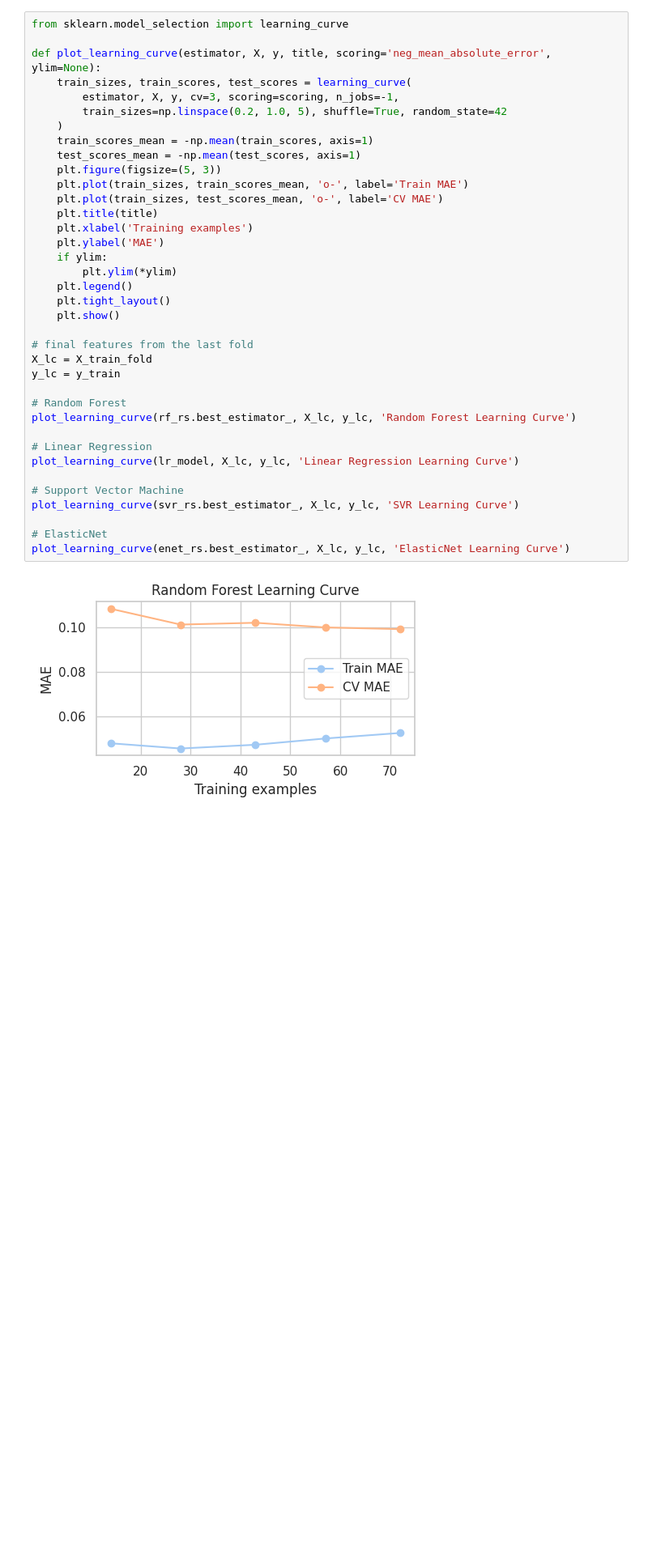
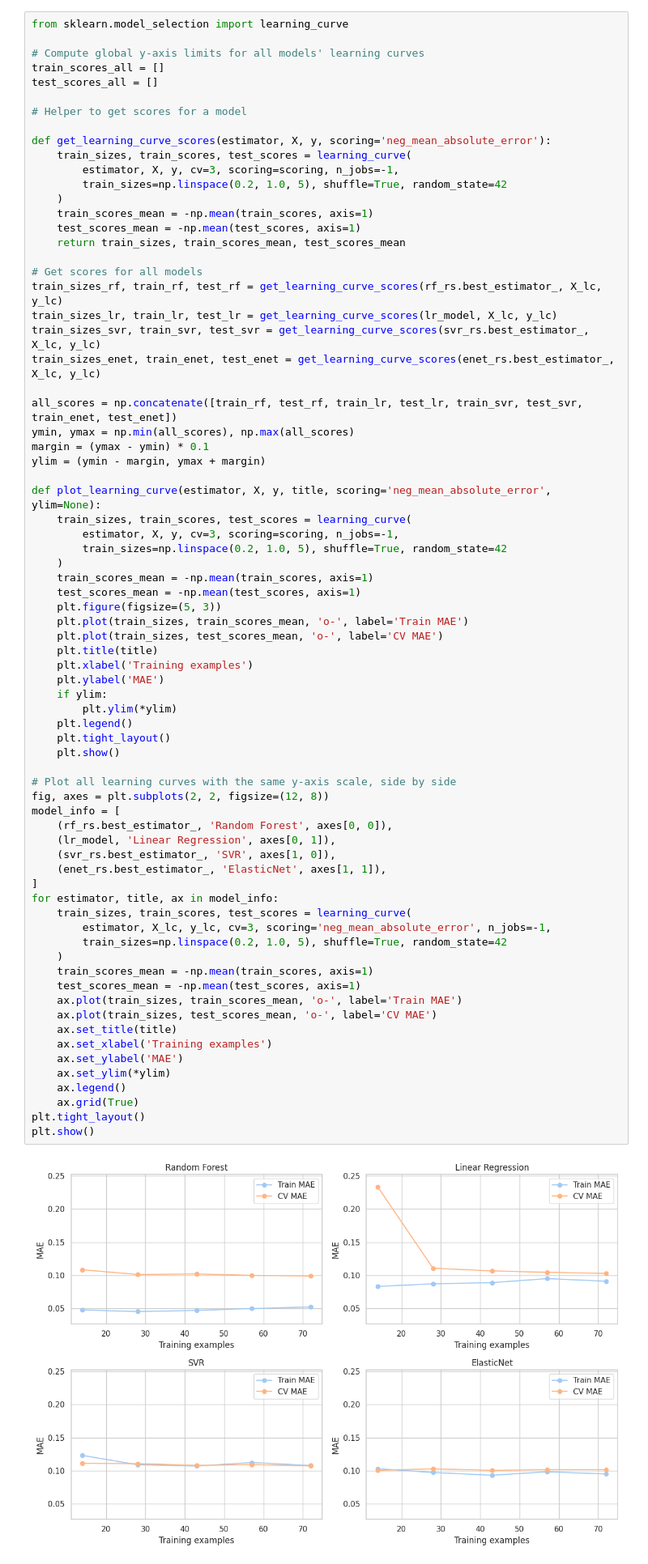
Before and after one commit to diogovenade/ac-wnba, a Jupyter notebook: src/ranking.ipynb, the cells around one changed output. Shown at 81% size. Drawn from its saved outputs; the diff is of its cells as text; blank space fills up the shorter version.

Commit message:
Improve learning curves with common y-axis scale

```diff
--- a/src/ranking.ipynb
+++ b/src/ranking.ipynb
@@ -473,40 +473,76 @@ display(regression_summary_df)
 To analyze overfitting and model capacity, we plot learning curves (train/test score vs. training set size) for each model. This helps visualize how each model generalizes as more data is used for training.
 # %%
 from sklearn.model_selection import learning_curve
+
+# Compute global y-axis limits for all models' learning curves
+train_scores_all = []
+test_scores_all = []
+
+# Helper to get scores for a model
+
+def get_learning_curve_scores(estimator, X, y, scoring='neg_mean_absolute_error'):
+    train_sizes, train_scores, test_scores = learning_curve(
+        estimator, X, y, cv=3, scoring=scoring, n_jobs=-1,
+        train_sizes=np.linspace(0.2, 1.0, 5), shuffle=True, random_state=42
+    )
+    train_scores_mean = -np.mean(train_scores, axis=1)
+    test_scores_mean = -np.mean(test_scores, axis=1)
+    return train_sizes, train_scores_mean, test_scores_mean
+
+# Get scores for all models
+train_sizes_rf, train_rf, test_rf = get_learning_curve_scores(rf_rs.best_estimator_, X_lc, y_lc)
+train_sizes_lr, train_lr, test_lr = get_learning_curve_scores(lr_model, X_lc, y_lc)
+train_sizes_svr, train_svr, test_svr = get_learning_curve_scores(svr_rs.best_estimator_, X_lc, y_lc)
+train_sizes_enet, train_enet, test_enet = get_learning_curve_scores(enet_rs.best_estimator_, X_lc, y_lc)
+
+all_scores = np.concatenate([train_rf, test_rf, train_lr, test_lr, train_svr, test_svr, train_enet, test_enet])
+ymin, ymax = np.min(all_scores), np.max(all_scores)
+margin = (ymax - ymin) * 0.1
+ylim = (ymin - margin, ymax + margin)
 
 def plot_learning_curve(estimator, X, y, title, scoring='neg_mean_absolute_error', ylim=None):
     train_sizes, train_scores, test_scores = learning_curve(
         estimator, X, y, cv=3, scoring=scoring, n_jobs=-1,
         train_sizes=np.linspace(0.2, 1.0, 5), shuffle=True, random_state=42
     )
     train_scores_mean = -np.mean(train_scores, axis=1)
     test_scores_mean = -np.mean(test_scores, axis=1)
     plt.figure(figsize=(5, 3))
     plt.plot(train_sizes, train_scores_mean, 'o-', label='Train MAE')
     plt.plot(train_sizes, test_scores_mean, 'o-', label='CV MAE')
     plt.title(title)
     plt.xlabel('Training examples')
     plt.ylabel('MAE')
     if ylim:
         plt.ylim(*ylim)
     plt.legend()
     plt.tight_layout()
     plt.show()
 
-# final features from the last fold
-X_lc = X_train_fold
-y_lc = y_train
-
-# Random Forest
-plot_learning_curve(rf_rs.best_estimator_, X_lc, y_lc, 'Random Forest Learning Curve')
-
-# Linear Regression
-plot_learning_curve(lr_model, X_lc, y_lc, 'Linear Regression Learning Curve')
-
-# Support Vector Machine
-plot_learning_curve(svr_rs.best_estimator_, X_lc, y_lc, 'SVR Learning Curve')
-
-# ElasticNet
-plot_learning_curve(enet_rs.best_estimator_, X_lc, y_lc, 'ElasticNet Learning Curve')
+# Plot all learning curves with the same y-axis scale, side by side
+fig, axes = plt.subplots(2, 2, figsize=(12, 8))
+model_info = [
+    (rf_rs.best_estimator_, 'Random Forest', axes[0, 0]),
+    (lr_model, 'Linear Regression', axes[0, 1]),
+    (svr_rs.best_estimator_, 'SVR', axes[1, 0]),
+    (enet_rs.best_estimator_, 'ElasticNet', axes[1, 1]),
+]
+for estimator, title, ax in model_info:
+    train_sizes, train_scores, test_scores = learning_curve(
+        estimator, X_lc, y_lc, cv=3, scoring='neg_mean_absolute_error', n_jobs=-1,
+        train_sizes=np.linspace(0.2, 1.0, 5), shuffle=True, random_state=42
+    )
+    train_scores_mean = -np.mean(train_scores, axis=1)
+    test_scores_mean = -np.mean(test_scores, axis=1)
+    ax.plot(train_sizes, train_scores_mean, 'o-', label='Train MAE')
+    ax.plot(train_sizes, test_scores_mean, 'o-', label='CV MAE')
+    ax.set_title(title)
+    ax.set_xlabel('Training examples')
+    ax.set_ylabel('MAE')
+    ax.set_ylim(*ylim)
+    ax.legend()
+    ax.grid(True)
+plt.tight_layout()
+plt.show()
 # %% [output]
-[figure, old version]
+[figure, new version]
```
Also changed, not shown: parts of 2 cells of this notebook.
